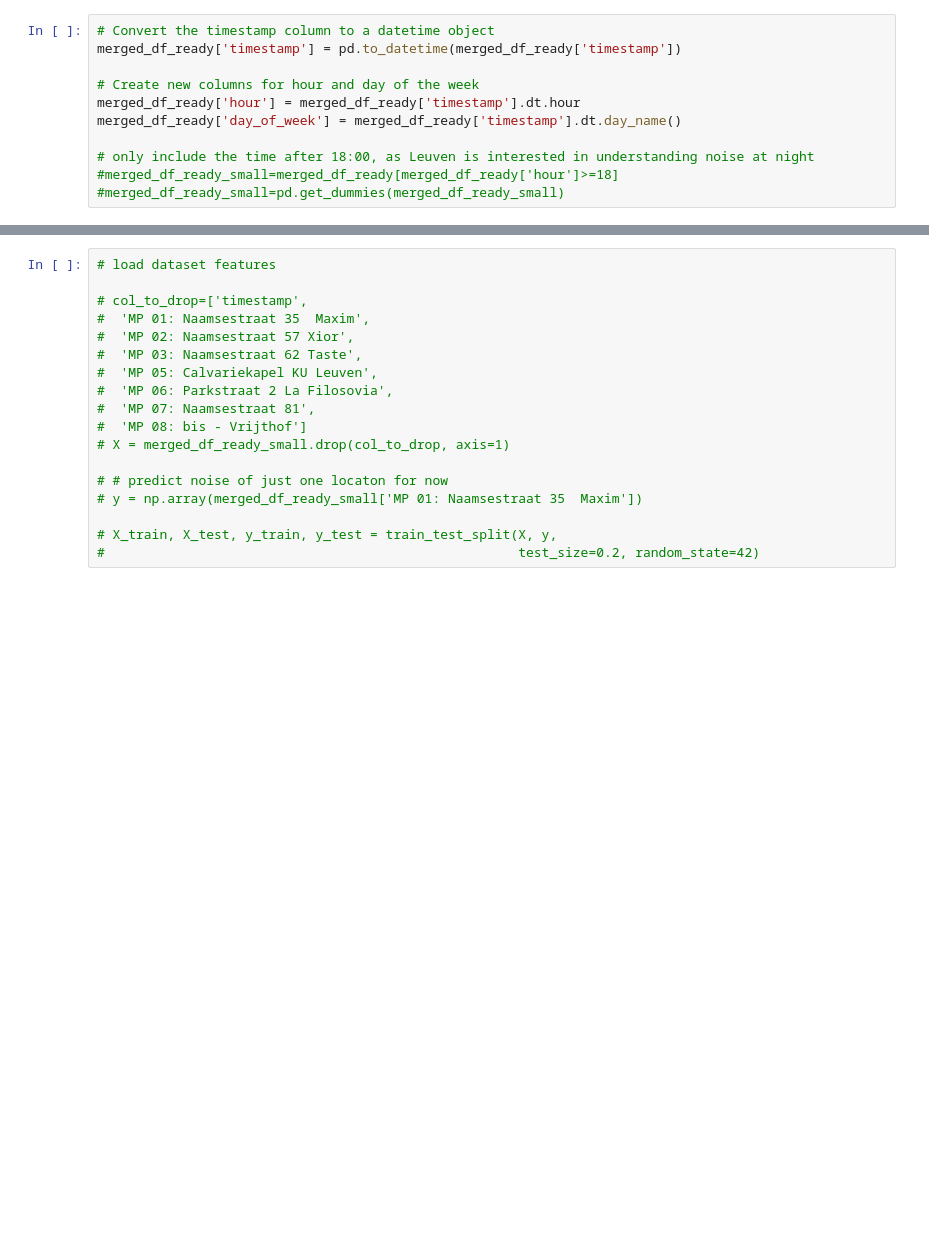
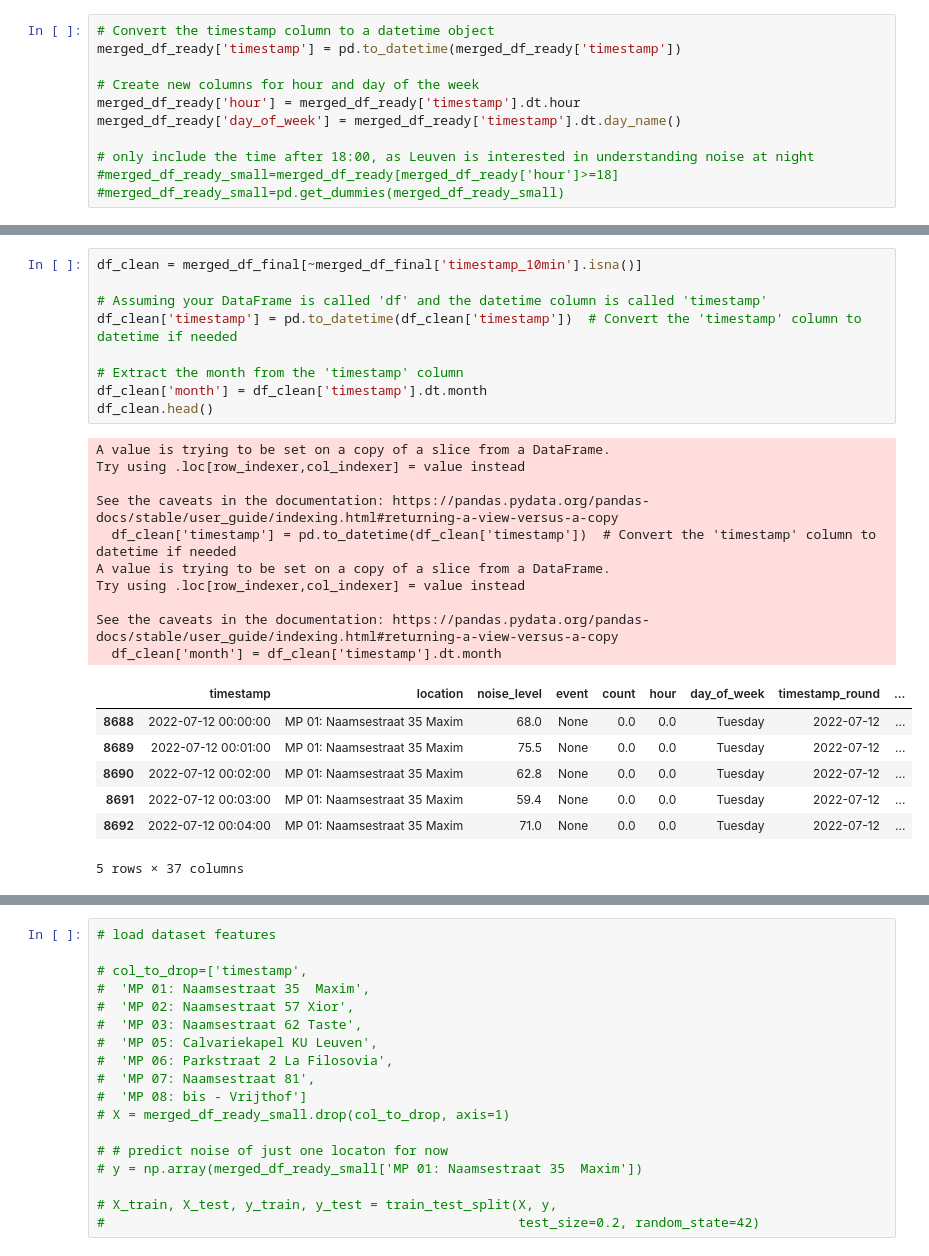
Before and after one commit to ngthien23/KUL-MDA, a Jupyter notebook: WentingJiang/model.ipynb, the cells around one changed output, grey strips where cells are left out. Cells and saved outputs as stored; diff of their text form; blank space fills up the shorter version.

```diff
--- a/WentingJiang/model.ipynb
+++ b/WentingJiang/model.ipynb
@@ -462,0 +537,27 @@ weather_sample_renamed.head()
+# %%
+df_clean = merged_df_final[~merged_df_final['timestamp_10min'].isna()]
+
+# Assuming your DataFrame is called 'df' and the datetime column is called 'timestamp'
+df_clean['timestamp'] = pd.to_datetime(df_clean['timestamp'])  # Convert the 'timestamp' column to datetime if needed
+
+# Extract the month from the 'timestamp' column
+df_clean['month'] = df_clean['timestamp'].dt.month
+df_clean.head()
+# %% [output]
+A value is trying to be set on a copy of a slice from a DataFrame.
+Try using .loc[row_indexer,col_indexer] = value instead
+
+See the caveats in the documentation: https://pandas.pydata.org/pandas-docs/stable/user_guide/indexing.html#returning-a-view-versus-a-copy
+  df_clean['timestamp'] = pd.to_datetime(df_clean['timestamp'])  # Convert the 'timestamp' column to datetime if needed
+A value is trying to be set on a copy of a slice from a DataFrame.
+Try using .loc[row_indexer,col_indexer] = value instead
+
+See the caveats in the documentation: https://pandas.pydata.org/pandas-docs/stable/user_guide/indexing.html#returning-a-view-versus-a-copy
+  df_clean['month'] = df_clean['timestamp'].dt.month
+|  | timestamp | location | noise_level | event | count | hour | day_of_week | timestamp_round | ... |
+| 8688 | 2022-07-12 00:00:00 | MP 01: Naamsestraat 35 Maxim | 68.0 | None | 0.0 | 0.0 | Tuesday | 2022-07-12 | ... |
+| 8689 | 2022-07-12 00:01:00 | MP 01: Naamsestraat 35 Maxim | 75.5 | None | 0.0 | 0.0 | Tuesday | 2022-07-12 | ... |
+| 8690 | 2022-07-12 00:02:00 | MP 01: Naamsestraat 35 Maxim | 62.8 | None | 0.0 | 0.0 | Tuesday | 2022-07-12 | ... |
+| 8691 | 2022-07-12 00:03:00 | MP 01: Naamsestraat 35 Maxim | 59.4 | None | 0.0 | 0.0 | Tuesday | 2022-07-12 | ... |
+| 8692 | 2022-07-12 00:04:00 | MP 01: Naamsestraat 35 Maxim | 71.0 | None | 0.0 | 0.0 | Tuesday | 2022-07-12 | ... |
+5 rows × 37 columns
```
Also changed, not shown: parts of 43 cells of this notebook, 2 other files.
